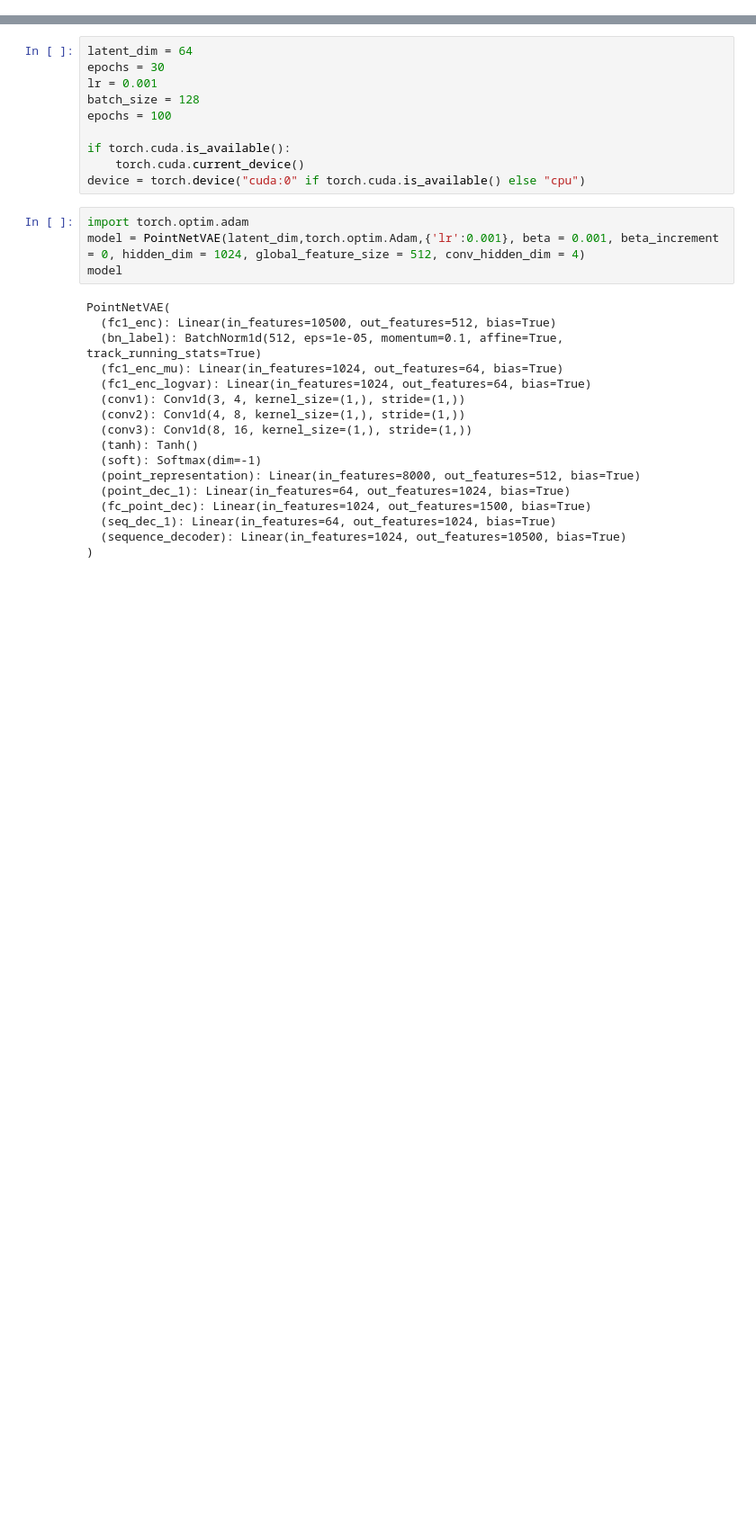
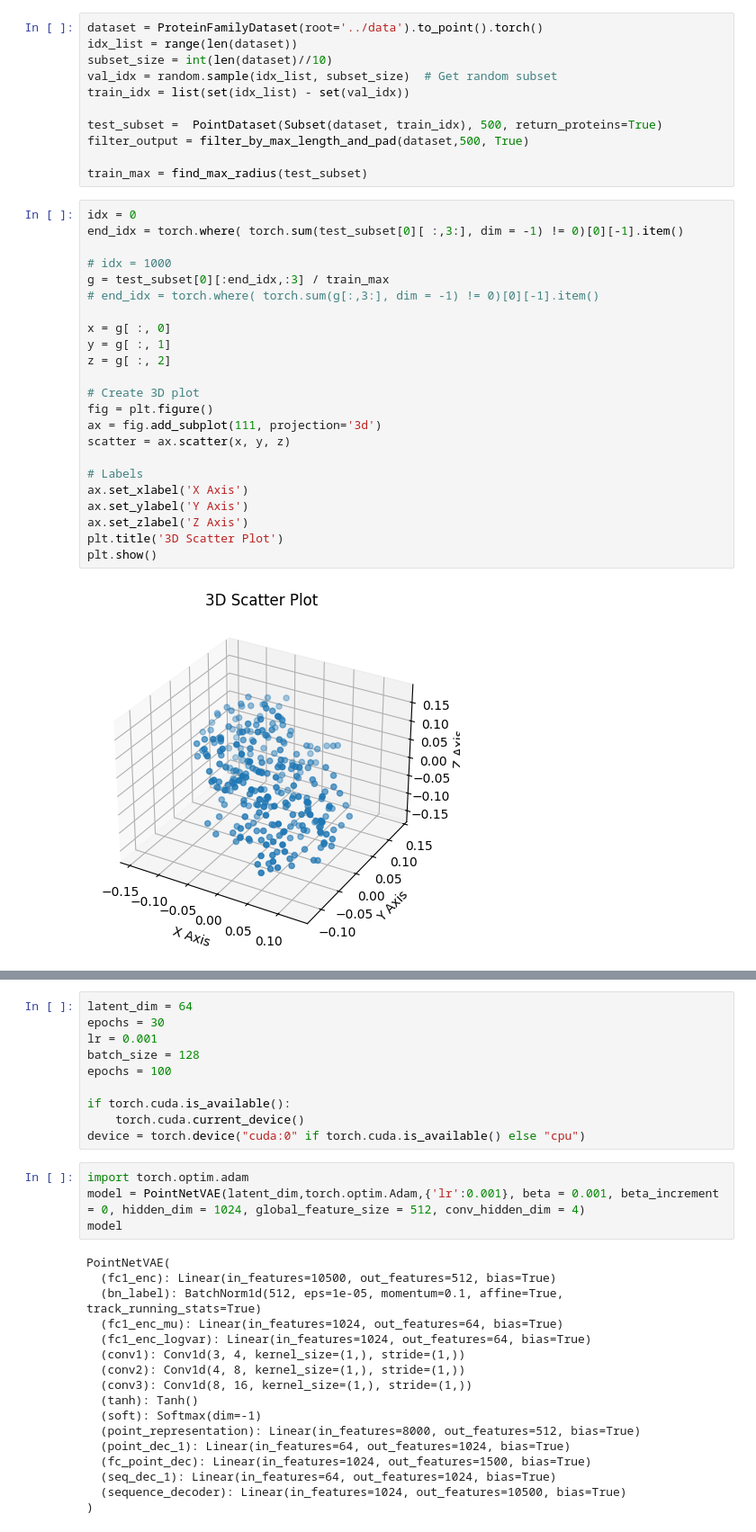
Before and after one commit to shazakam/ProteinManifoldLearning, a Jupyter notebook: Notebooks/pointNet_VAE.ipynb, the cells around one changed output, grey strips where cells are left out. Shown at 90% size. Saved outputs shown, nothing was run; the diff lists cells and outputs as text; blank space fills up the shorter version.

```diff
--- a/Notebooks/pointNet_VAE.ipynb
+++ b/Notebooks/pointNet_VAE.ipynb
@@ -24,4 +27,40 @@ from torch.utils.data import DataLoader, Dataset, Subset, TensorDataset
 # %% [output]
 The autoreload extension is already loaded. To reload it, use:
   %reload_ext autoreload
+# %%
+dataset = ProteinFamilyDataset(root='../data').to_point().torch()
+idx_list = range(len(dataset))
+subset_size = int(len(dataset)//10)
+val_idx = random.sample(idx_list, subset_size)  # Get random subset
+train_idx = list(set(idx_list) - set(val_idx))
+
+test_subset =  PointDataset(Subset(dataset, train_idx), 500, return_proteins=True)
+filter_output = filter_by_max_length_and_pad(dataset,500, True)
+
+train_max = find_max_radius(test_subset)
+# %%
+idx = 0
+end_idx = torch.where( torch.sum(test_subset[0][ :,3:], dim = -1) != 0)[0][-1].item()
+
+# idx = 1000
+g = test_subset[0][:end_idx,:3] / train_max
+# end_idx = torch.where( torch.sum(g[:,3:], dim = -1) != 0)[0][-1].item()
+
+x = g[ :, 0]
+y = g[ :, 1]
+z = g[ :, 2]
+
+# Create 3D plot
+fig = plt.figure()
+ax = fig.add_subplot(111, projection='3d')
+scatter = ax.scatter(x, y, z)
+
+# Labels
+ax.set_xlabel('X Axis')
+ax.set_ylabel('Y Axis')
+ax.set_zlabel('Z Axis')
+plt.title('3D Scatter Plot')
+plt.show()
+# %% [output]
+[figure, added]
 # %%
```
Also changed, not shown: parts of 6 cells of this notebook, 15 other files.
